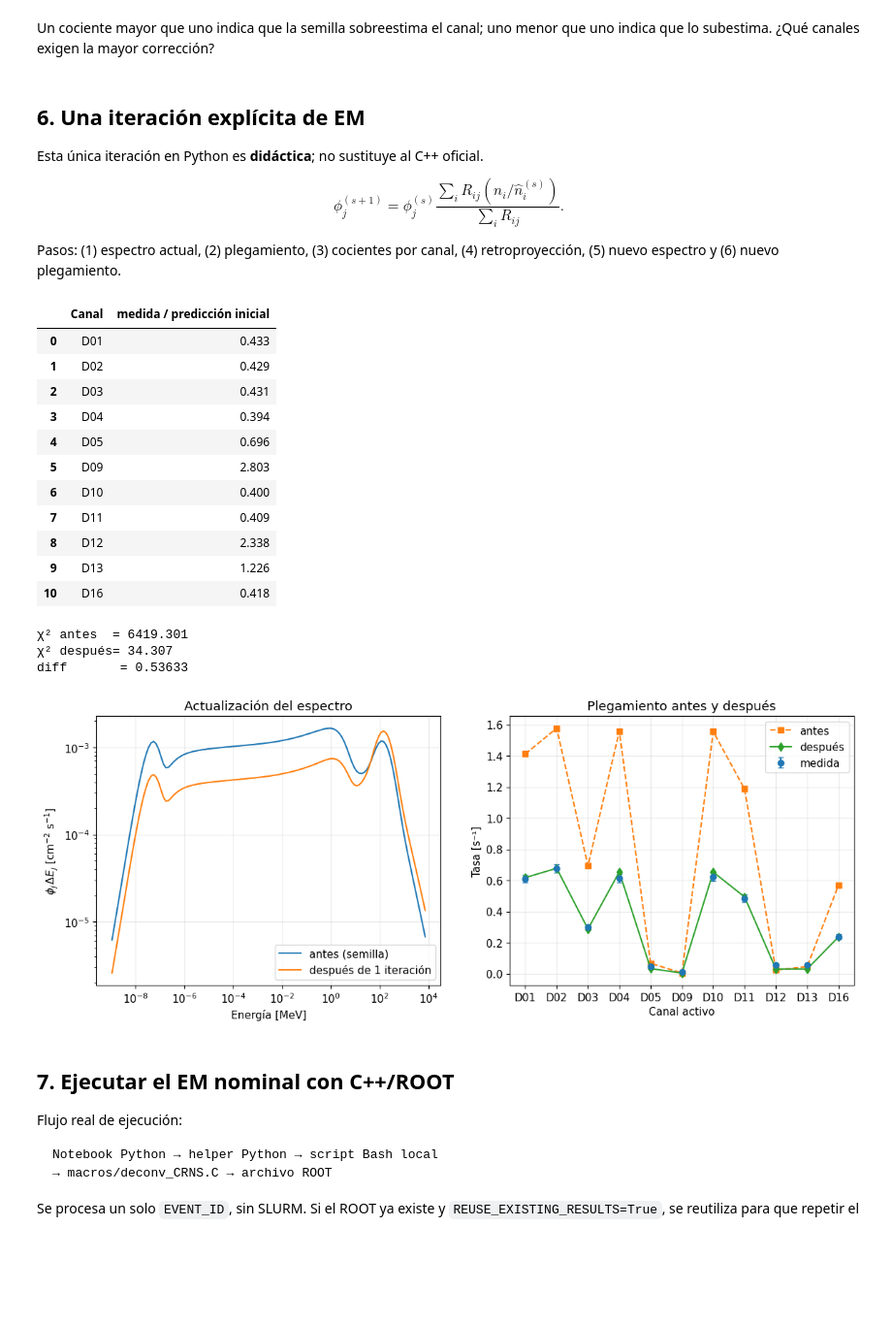
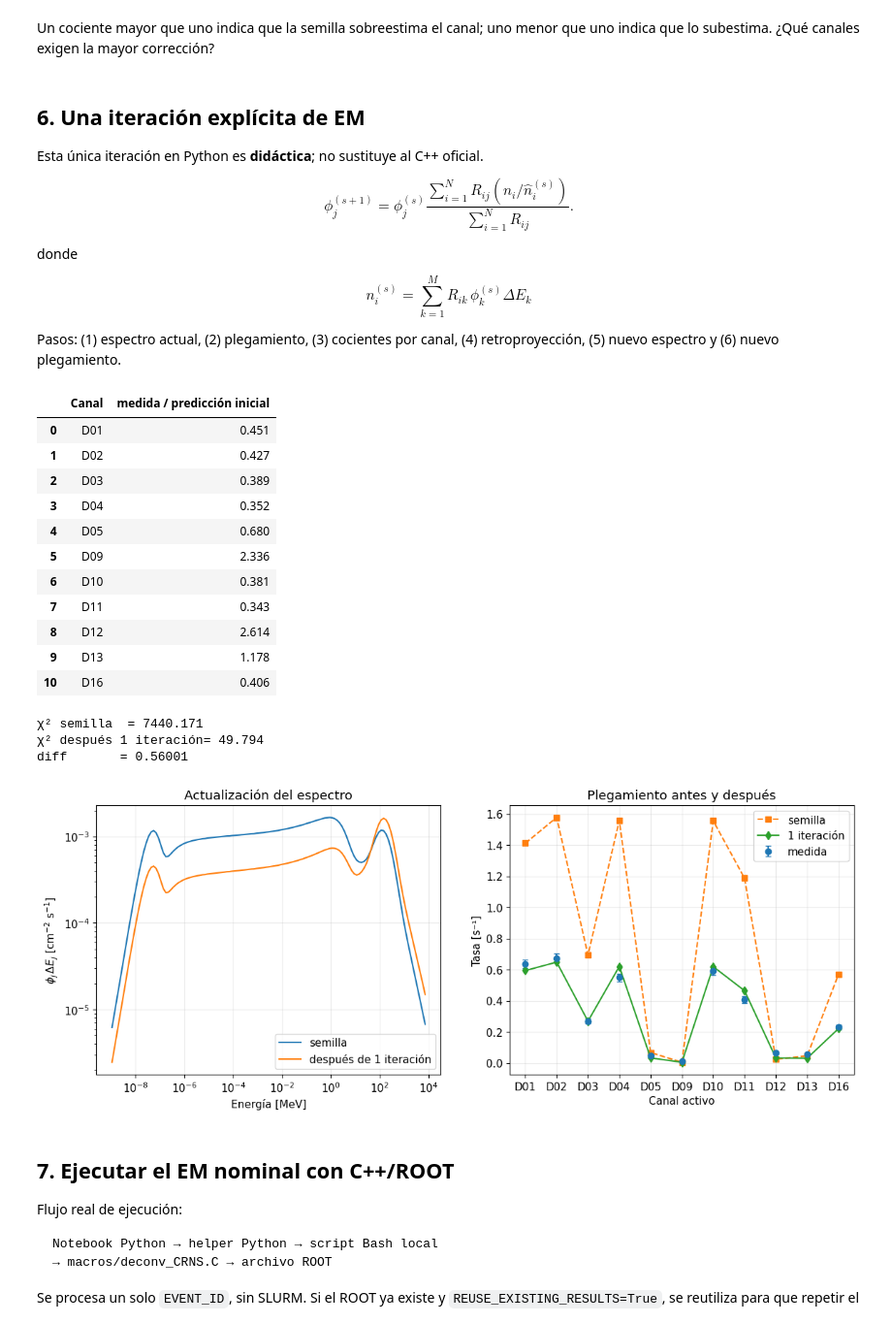
Before and after one commit to flopezus/cosmic-ray-neutron-spectrum-deconvolution-program, a Jupyter notebook: classroom/notebooks/unfolding_local.ipynb, the cells around one changed output. Shown at 97% size. Saved outputs shown, nothing was run; the diff lists cells and outputs as text; code cells hidden in the pictures; blank space fills up the shorter version.

```diff
--- a/classroom/notebooks/unfolding_local.ipynb
+++ b/classroom/notebooks/unfolding_local.ipynb
@@ -407,8 +407,14 @@ $$
 \phi_j^{(s+1)}
 =
 \phi_j^{(s)}
-\frac{\sum_iR_{ij}\left(n_i/\widehat n_i^{(s)}\right)}
-     {\sum_iR_{ij}}.
+\frac{\sum_{i=1}^N R_{ij}\left(n_i/\widehat n_i^{(s)}\right)}
+     {\sum_{i=1}^N R_{ij}}.
+$$
+
+donde
+
+$$
+ \widehat n_i^{(s)} = \sum_{k=1}^M R_{ik}\, \phi_k^{(s)} \Delta E_k
 $$
 
 Pasos: (1) espectro actual, (2) plegamiento, (3) cocientes por canal, (4) retroproyección, (5) nuevo espectro y (6) nuevo plegamiento.
@@ -439,48 +445,48 @@ display(pd.DataFrame({
     "Canal": channels,
     "medida / predicción inicial": channel_correction,
 }).style.format({"medida / predicción inicial": "{:.3f}"}))
-print(f"χ² antes  = {chi2_before:.3f}")
-print(f"χ² después= {chi2_after:.3f}")
+print(f"χ² semilla  = {chi2_before:.3f}")
+print(f"χ² después 1 iteración= {chi2_after:.3f}")
 print(f"diff       = {diff_after:.5f}")
 # %% [output]
 |  | Canal | medida / predicción inicial |
-| 0 | D01 | 0.433 |
-| 1 | D02 | 0.429 |
-| 2 | D03 | 0.431 |
-| 3 | D04 | 0.394 |
-| 4 | D05 | 0.696 |
-| 5 | D09 | 2.803 |
-| 6 | D10 | 0.400 |
-| 7 | D11 | 0.409 |
-| 8 | D12 | 2.338 |
-| 9 | D13 | 1.226 |
-| 10 | D16 | 0.418 |
+| 0 | D01 | 0.451 |
+| 1 | D02 | 0.427 |
+| 2 | D03 | 0.389 |
+| 3 | D04 | 0.352 |
+| 4 | D05 | 0.680 |
+| 5 | D09 | 2.336 |
+| 6 | D10 | 0.381 |
+| 7 | D11 | 0.343 |
+| 8 | D12 | 2.614 |
+| 9 | D13 | 1.178 |
+| 10 | D16 | 0.406 |
-χ² antes  = 6419.301
-χ² después= 34.307
-diff       = 0.53633
+χ² semilla  = 7440.171
+χ² después 1 iteración= 49.794
+diff       = 0.56001
 # %%
 fig, (left, right) = plt.subplots(1, 2, figsize=(14, 5))
 left.loglog(energy_mid, phi_before * energy_width,
-            label="antes (semilla)")
+            label="semilla")
 left.loglog(energy_mid, phi_after * energy_width,
             label="después de 1 iteración")
 left.set(xlabel="Energía [MeV]",
          ylabel=r"$\phi_j\,\Delta E_j$ [cm$^{-2}$ s$^{-1}$]",
          title="Actualización del espectro")
 left.legend()
 
 x = np.arange(len(channels))
 right.errorbar(x, measured_rate, yerr=measured_sigma, fmt="o",
                capsize=3, label="medida")
-right.plot(x, predicted_before, "s--", label="antes")
-right.plot(x, predicted_after, "d-", label="después")
+right.plot(x, predicted_before, "s--", label="semilla")
+right.plot(x, predicted_after, "d-", label="1 iteración")
 right.set(xlabel="Canal activo", ylabel="Tasa [s⁻¹]",
           title="Plegamiento antes y después",
           xticks=x, xticklabels=channels)
 right.legend()
 plt.show()
 # %% [output]
-[figure, old version]
+[figure, new version]
 # %% [markdown]
 ## 7. Ejecutar el EM nominal con C++/ROOT
 
```
Also changed, not shown: parts of 22 cells of this notebook.
